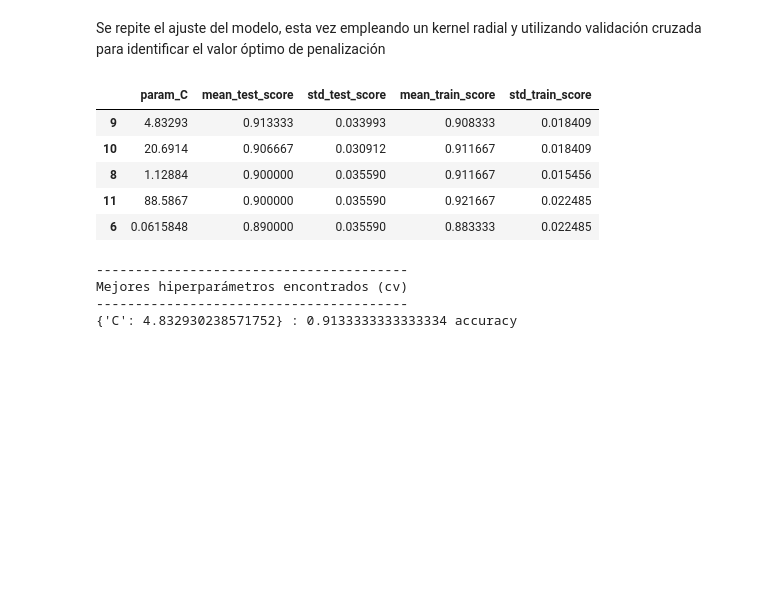
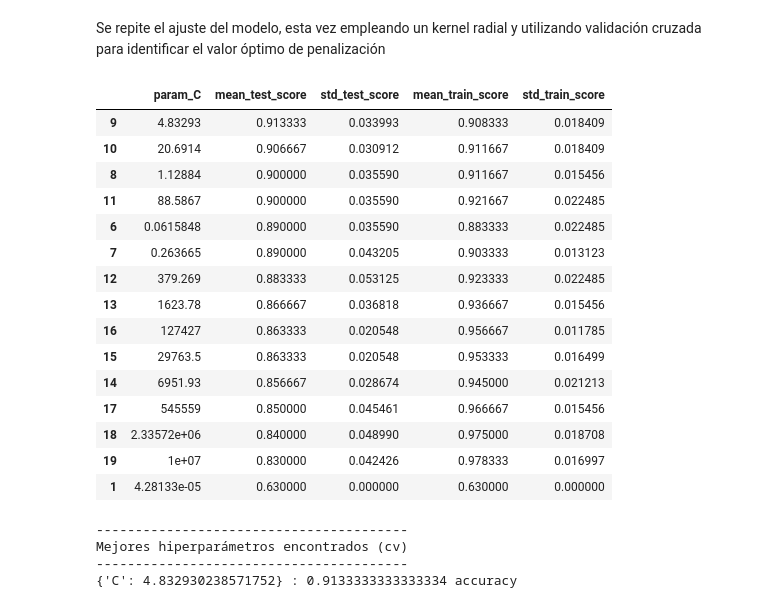
Before and after one commit to Xavi80/Material-CNBV, a Jupyter notebook: MOD 8/Codigos Python/support_vector_machine.ipynb, the cells around one changed output. Cells and saved outputs as stored; diff of their text form; code cells hidden in the pictures; blank space fills up the shorter version.

```diff
--- a/MOD 8/Codigos Python/support_vector_machine.ipynb
+++ b/MOD 8/Codigos Python/support_vector_machine.ipynb
@@ -170,34 +184,44 @@ from sklearn.model_selection import GridSearchCV
 param_grid = {'C': np.logspace(-5, 7, 20)}
 
 # Búsqueda por validación cruzada
 # ==============================================================================
 grid = GridSearchCV(
         estimator  = SVC(kernel= "rbf", gamma='scale'),
         param_grid = param_grid,
         scoring    = 'accuracy',
         n_jobs     = -1,
         cv         = 3,
         verbose    = 0,
         return_train_score = True
       )
 
 # Se asigna el resultado a _ para que no se imprima por pantalla
 _ = grid.fit(X = X_train, y = y_train)
 
 # Resultados del grid
 # ==============================================================================
 resultados = pd.DataFrame(grid.cv_results_)
 resultados.filter(regex = '(param.*|mean_t|std_t)')\
     .drop(columns = 'params')\
     .sort_values('mean_test_score', ascending = False) \
-    .head(5)
+    .head(15)
 # %% [output]
 |  | param_C | mean_test_score | std_test_score | mean_train_score | std_train_score |
 | 9 | 4.83293 | 0.913333 | 0.033993 | 0.908333 | 0.018409 |
 | 10 | 20.6914 | 0.906667 | 0.030912 | 0.911667 | 0.018409 |
 | 8 | 1.12884 | 0.900000 | 0.035590 | 0.911667 | 0.015456 |
 | 11 | 88.5867 | 0.900000 | 0.035590 | 0.921667 | 0.022485 |
 | 6 | 0.0615848 | 0.890000 | 0.035590 | 0.883333 | 0.022485 |
+| 7 | 0.263665 | 0.890000 | 0.043205 | 0.903333 | 0.013123 |
+| 12 | 379.269 | 0.883333 | 0.053125 | 0.923333 | 0.022485 |
+| 13 | 1623.78 | 0.866667 | 0.036818 | 0.936667 | 0.015456 |
+| 16 | 127427 | 0.863333 | 0.020548 | 0.956667 | 0.011785 |
+| 15 | 29763.5 | 0.863333 | 0.020548 | 0.953333 | 0.016499 |
+| 14 | 6951.93 | 0.856667 | 0.028674 | 0.945000 | 0.021213 |
+| 17 | 545559 | 0.850000 | 0.045461 | 0.966667 | 0.015456 |
+| 18 | 2.33572e+06 | 0.840000 | 0.048990 | 0.975000 | 0.018708 |
+| 19 | 1e+07 | 0.830000 | 0.042426 | 0.978333 | 0.016997 |
+| 1 | 4.28133e-05 | 0.630000 | 0.000000 | 0.630000 | 0.000000 |
 # %%
 # Mejores hiperparámetros por validación cruzada
 # ==============================================================================
```
Also changed, not shown: parts of 8 cells of this notebook, 3 other files.
